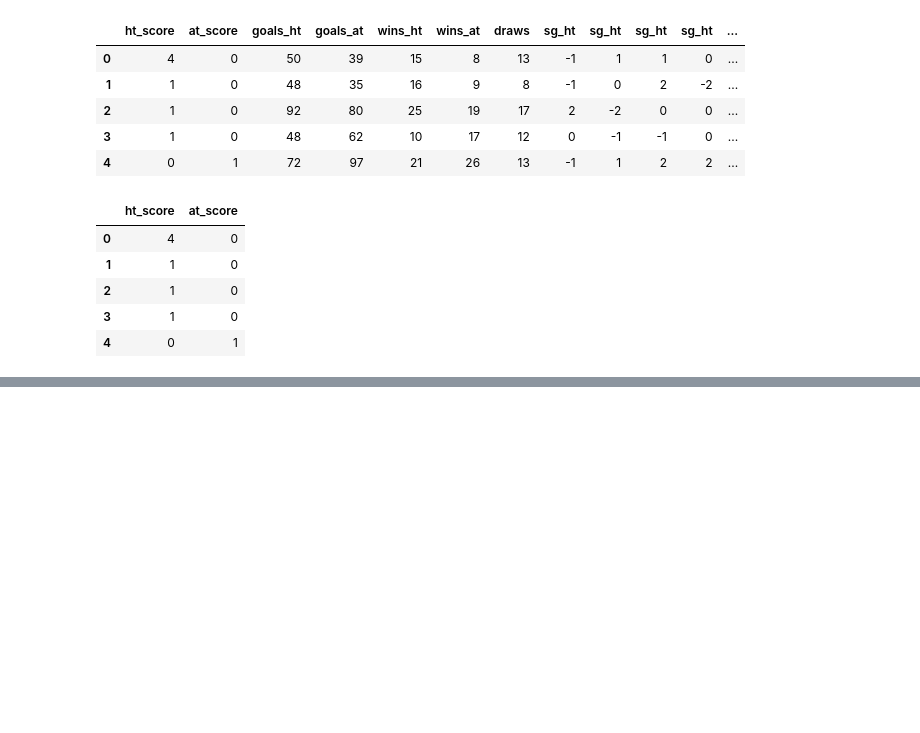
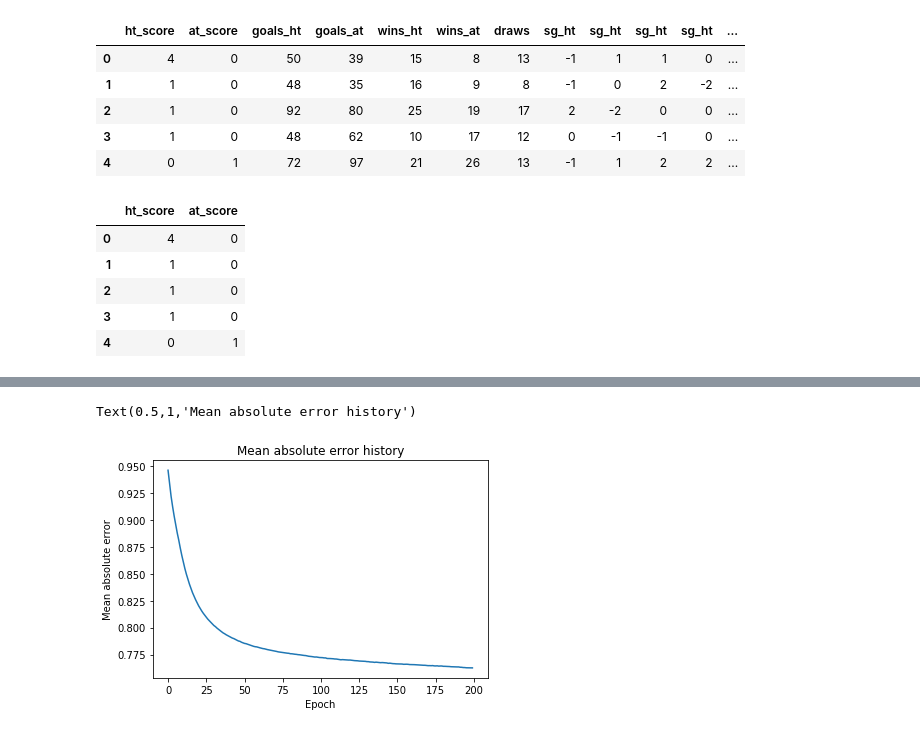
Before and after one commit to dcandrade/soccer-prediction, a Jupyter notebook: notebooks/model.ipynb, the cells around one changed output, grey strips where cells are left out. Cells and saved outputs as stored; diff of their text form; code cells hidden in the pictures; blank space fills up the shorter version.

```diff
--- a/notebooks/model.ipynb
+++ b/notebooks/model.ipynb
@@ -162,0 +193,8 @@ binary_accuracy: 44.74%
+# %%
+plt.plot(history.history['mean_absolute_error'])
+plt.xlabel('Epoch')
+plt.ylabel('Mean absolute error')
+plt.title('Mean absolute error history')
+# %% [output]
+Text(0.5,1,'Mean absolute error history')
+[figure, added]
```
Also changed, not shown: parts of 16 cells of this notebook.
